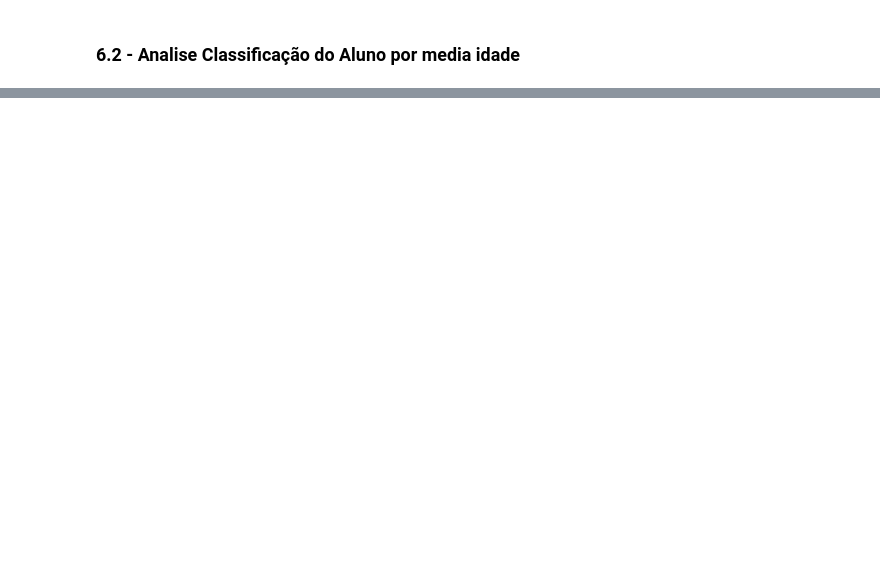
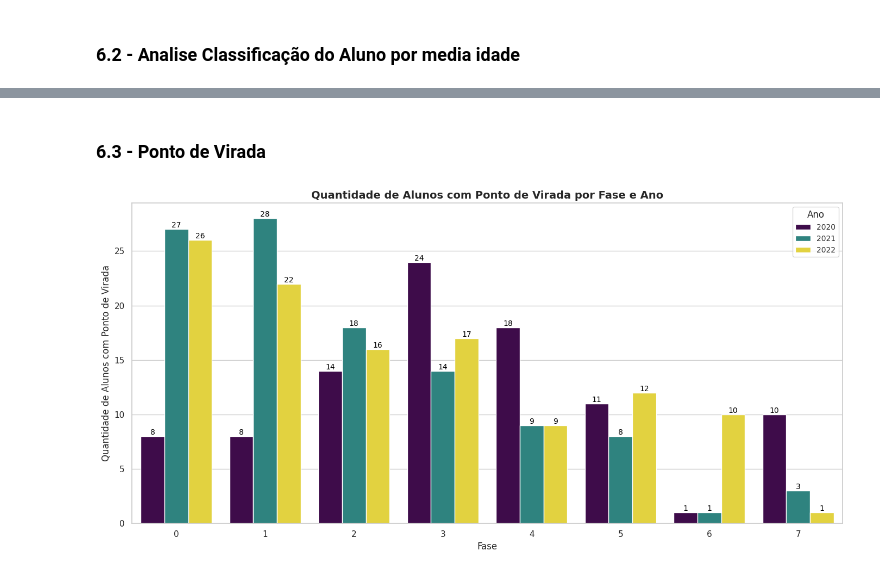
Before and after one commit to r-zambotti/Data_Analytics_Datathon_Grupo-60, a Jupyter notebook: Data_Analytics_Datathon_Grupo_60.ipynb, the cells around one changed output, grey strips where cells are left out. Cells and saved outputs as stored; diff of their text form; code cells hidden in the pictures; blank space fills up the shorter version.

```diff
--- a/Data_Analytics_Datathon_Grupo_60.ipynb
+++ b/Data_Analytics_Datathon_Grupo_60.ipynb
@@ -523,0 +524,40 @@ plt.show()
+# %% [markdown]
+### 6.3 - Ponto de Virada
+# %%
+# Configurando o tema
+sns.set_theme(style="whitegrid")
+
+# Tamanho da figura
+plt.figure(figsize=(14, 7))
+
+# Criando o gráfico
+ax = sns.countplot(
+    x='FASE',
+    hue='ANO_PESQUISA',
+    data=df_alunos_tratado[df_alunos_tratado['PONTO_VIRADA'] == 1],
+    palette='viridis'
+)
+
+# Adicionando valores acima das barras
+for p in ax.patches:
+    if p.get_height() > 0:  # Evita exibir valores para barras com altura zero
+        ax.annotate(
+            f'{int(p.get_height())}',
+            (p.get_x() + p.get_width() / 2., p.get_height()),
+            ha='center', va='center', fontsize=10, color='black', xytext=(0, 5),
+            textcoords='offset points'
+        )
+
+# Ajustes nos rótulos e título
+plt.xlabel('Fase', fontsize=12)
+plt.ylabel('Quantidade de Alunos com Ponto de Virada', fontsize=12)
+plt.title('Quantidade de Alunos com Ponto de Virada por Fase e Ano', fontsize=14, fontweight='bold')
+
+# Ajustar a legenda
+plt.legend(title='Ano', fontsize=10, title_fontsize=12)
+
+# Exibir o gráfico
+plt.tight_layout()
+plt.show()
+# %% [output]
+[figure, added]
```
Also changed, not shown: parts of 7 cells of this notebook.
